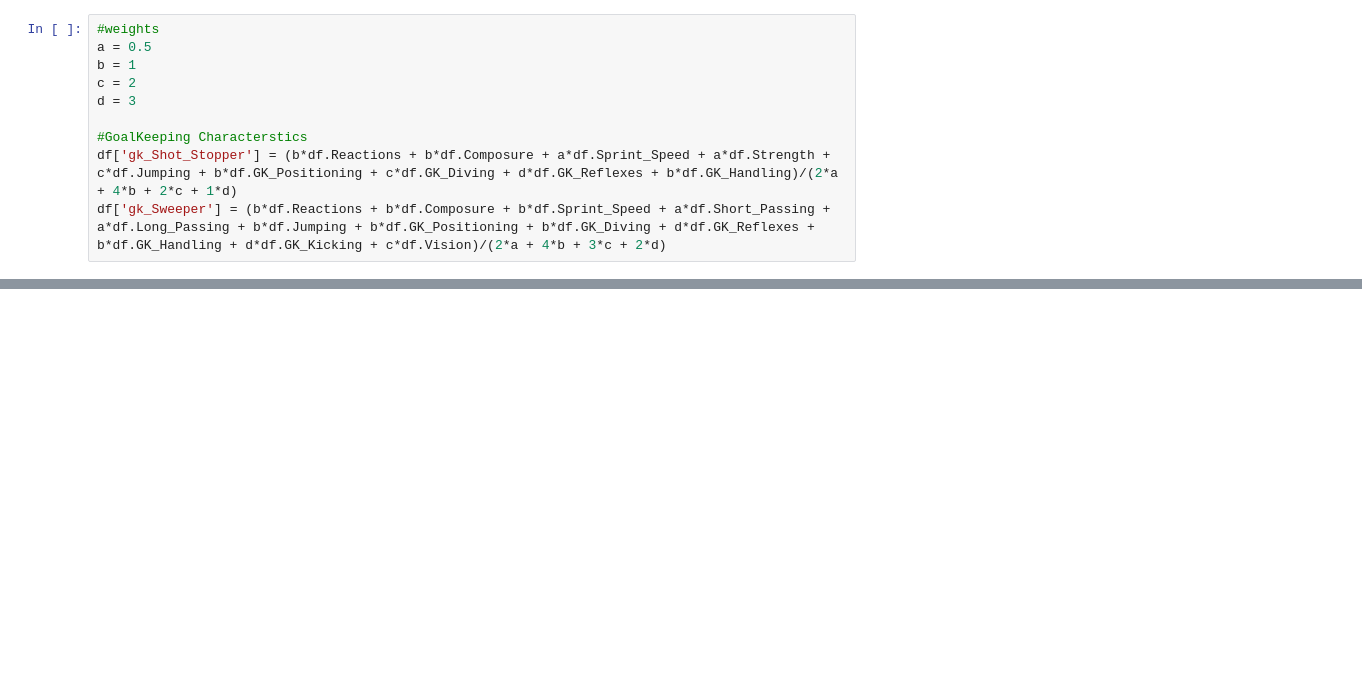
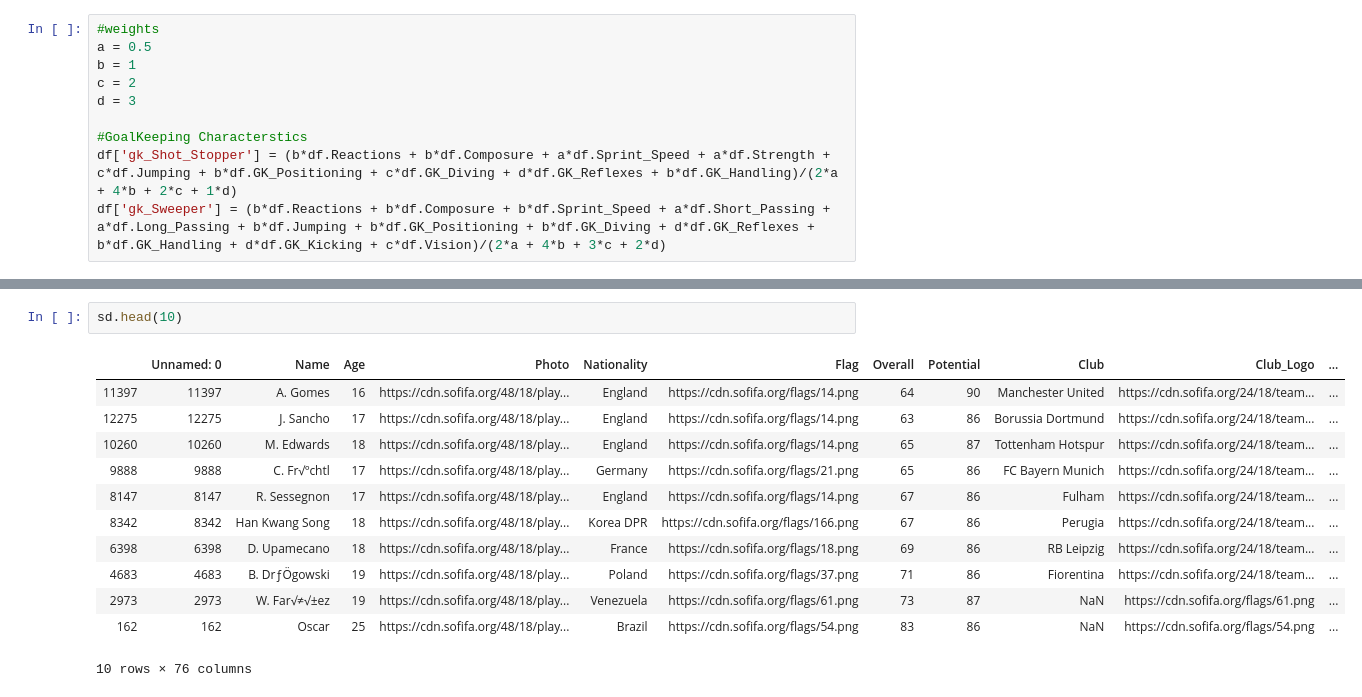
Before and after one commit to LucasBurgessDev/DataScience, a Jupyter notebook: Fifa18/Fifa18Notebook.ipynb, the cells around one changed output, grey strips where cells are left out. Cells and saved outputs as stored; diff of their text form; blank space fills up the shorter version.

```diff
--- a/Fifa18/Fifa18Notebook.ipynb
+++ b/Fifa18/Fifa18Notebook.ipynb
@@ -85,0 +68,15 @@ TypeError: unsupported operand type(s) for &: 'str' and 'bool'
+# %%
+sd.head(10)
+# %% [output]
+|  | Unnamed: 0 | Name | Age | Photo | Nationality | Flag | Overall | Potential | Club | Club_Logo | ... |
+| 11397 | 11397 | A. Gomes | 16 | https://cdn.sofifa.org/48/18/play... | England | https://cdn.sofifa.org/flags/14.png | 64 | 90 | Manchester United | https://cdn.sofifa.org/24/18/team... | ... |
+| 12275 | 12275 | J. Sancho | 17 | https://cdn.sofifa.org/48/18/play... | England | https://cdn.sofifa.org/flags/14.png | 63 | 86 | Borussia Dortmund | https://cdn.sofifa.org/24/18/team... | ... |
+| 10260 | 10260 | M. Edwards | 18 | https://cdn.sofifa.org/48/18/play... | England | https://cdn.sofifa.org/flags/14.png | 65 | 87 | Tottenham Hotspur | https://cdn.sofifa.org/24/18/team... | ... |
+| 9888 | 9888 | C. Fr√ºchtl | 17 | https://cdn.sofifa.org/48/18/play... | Germany | https://cdn.sofifa.org/flags/21.png | 65 | 86 | FC Bayern Munich | https://cdn.sofifa.org/24/18/team... | ... |
+| 8147 | 8147 | R. Sessegnon | 17 | https://cdn.sofifa.org/48/18/play... | England | https://cdn.sofifa.org/flags/14.png | 67 | 86 | Fulham | https://cdn.sofifa.org/24/18/team... | ... |
+| 8342 | 8342 | Han Kwang Song | 18 | https://cdn.sofifa.org/48/18/play... | Korea DPR | https://cdn.sofifa.org/flags/166.png | 67 | 86 | Perugia | https://cdn.sofifa.org/24/18/team... | ... |
+| 6398 | 6398 | D. Upamecano | 18 | https://cdn.sofifa.org/48/18/play... | France | https://cdn.sofifa.org/flags/18.png | 69 | 86 | RB Leipzig | https://cdn.sofifa.org/24/18/team... | ... |
+| 4683 | 4683 | B. DrƒÖgowski | 19 | https://cdn.sofifa.org/48/18/play... | Poland | https://cdn.sofifa.org/flags/37.png | 71 | 86 | Fiorentina | https://cdn.sofifa.org/24/18/team... | ... |
+| 2973 | 2973 | W. Far√≠√±ez | 19 | https://cdn.sofifa.org/48/18/play... | Venezuela | https://cdn.sofifa.org/flags/61.png | 73 | 87 | NaN | https://cdn.sofifa.org/flags/61.png | ... |
+| 162 | 162 | Oscar | 25 | https://cdn.sofifa.org/48/18/play... | Brazil | https://cdn.sofifa.org/flags/54.png | 83 | 86 | NaN | https://cdn.sofifa.org/flags/54.png | ... |
+10 rows × 76 columns
```
Also changed, not shown: parts of 6 cells of this notebook.
